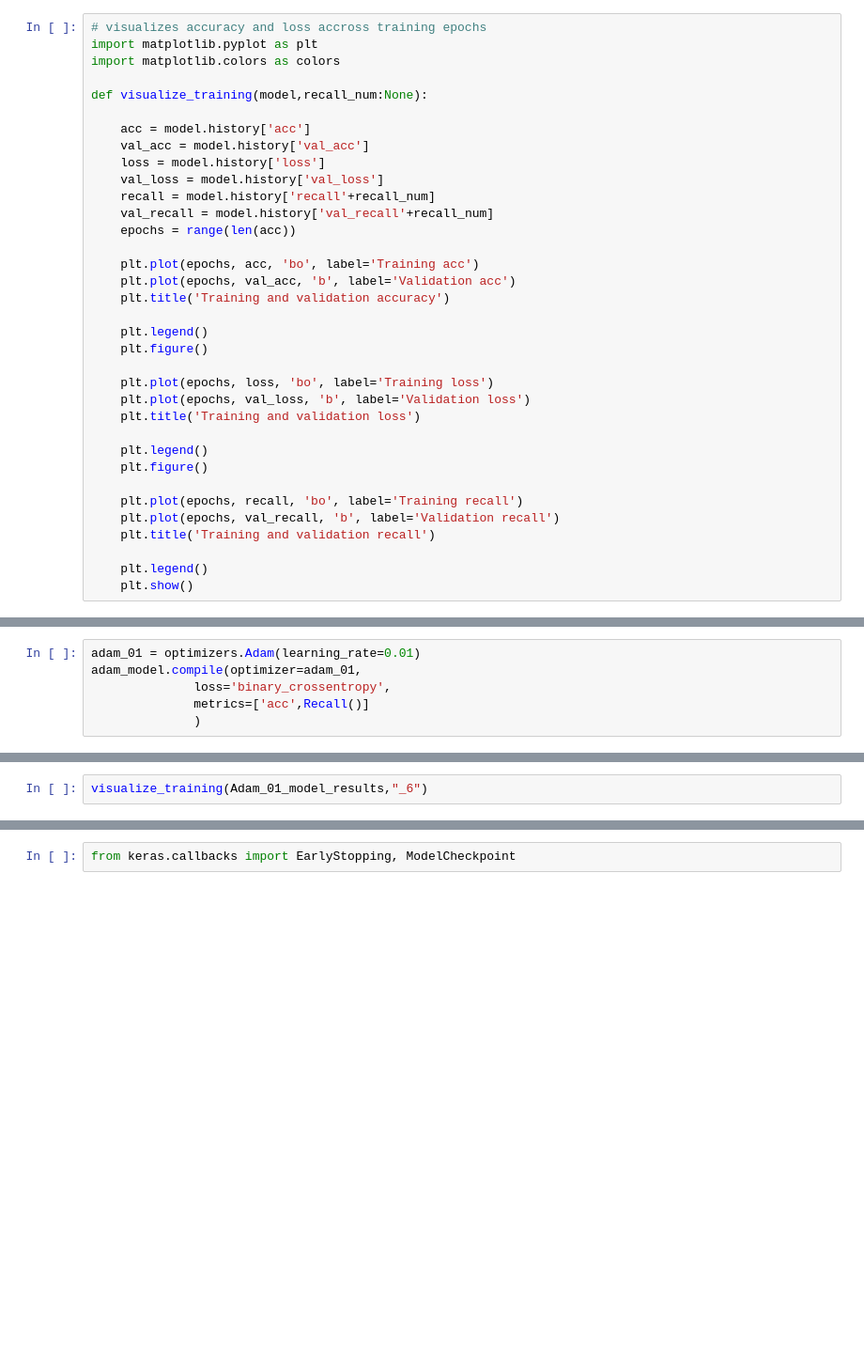
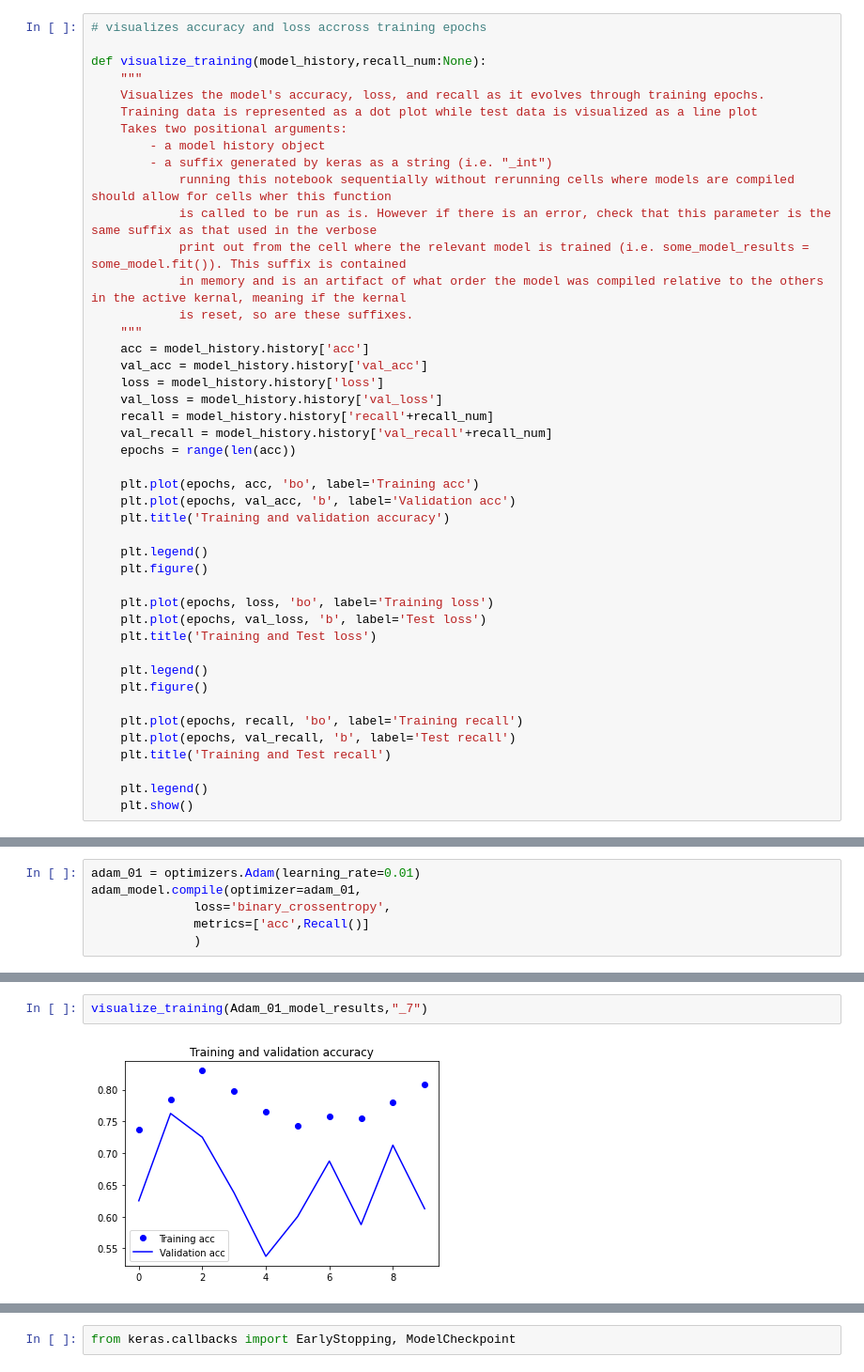
Before and after one commit to Zeth-Abney/Flatiron-school, a Jupyter notebook: phase-4/PROJECT-2/modeling.ipynb, the cells around one changed output, grey strips where cells are left out. Shown at 94% size. Cells and saved outputs as stored; diff of their text form; blank space fills up the shorter version.

```diff
--- a/phase-4/PROJECT-2/modeling.ipynb
+++ b/phase-4/PROJECT-2/modeling.ipynb
@@ -9,16 +12,25 @@ This function will visualize the accuracy, loss, and recall for both training an
 # %%
 # visualizes accuracy and loss accross training epochs
-import matplotlib.pyplot as plt
-import matplotlib.colors as colors
 
-def visualize_training(model,recall_num:None):
-
-    acc = model.history['acc']
-    val_acc = model.history['val_acc']
-    loss = model.history['loss']
-    val_loss = model.history['val_loss']
-    recall = model.history['recall'+recall_num]
-    val_recall = model.history['val_recall'+recall_num]
+def visualize_training(model_history,recall_num:None):
+    """
+    Visualizes the model's accuracy, loss, and recall as it evolves through training epochs.
+    Training data is represented as a dot plot while test data is visualized as a line plot
+    Takes two positional arguments:
+        - a model history object
+        - a suffix generated by keras as a string (i.e. "_int")
+            running this notebook sequentially without rerunning cells where models are compiled should allow for cells wher this function
+            is called to be run as is. However if there is an error, check that this parameter is the same suffix as that used in the verbose
+            print out from the cell where the relevant model is trained (i.e. some_model_results = some_model.fit()). This suffix is contained
+            in memory and is an artifact of what order the model was compiled relative to the others in the active kernal, meaning if the kernal
+            is reset, so are these suffixes.
+    """
+    acc = model_history.history['acc']
+    val_acc = model_history.history['val_acc']
+    loss = model_history.history['loss']
+    val_loss = model_history.history['val_loss']
+    recall = model_history.history['recall'+recall_num]
+    val_recall = model_history.history['val_recall'+recall_num]
     epochs = range(len(acc))
 
     plt.plot(epochs, acc, 'bo', label='Training acc')
@@ -29,15 +41,15 @@ def visualize_training(model,recall_num:None):
     plt.figure()
 
     plt.plot(epochs, loss, 'bo', label='Training loss')
-    plt.plot(epochs, val_loss, 'b', label='Validation loss')
-    plt.title('Training and validation loss')
+    plt.plot(epochs, val_loss, 'b', label='Test loss')
+    plt.title('Training and Test loss')
 
     plt.legend()
     plt.figure()
 
     plt.plot(epochs, recall, 'bo', label='Training recall')
-    plt.plot(epochs, val_recall, 'b', label='Validation recall')
-    plt.title('Training and validation recall')
+    plt.plot(epochs, val_recall, 'b', label='Test recall')
+    plt.title('Training and Test recall')
 
     plt.legend()
     plt.show()
@@ -525,2 +655,4 @@ Adam_01_model_results = adam_model.fit(train_data_generator,
 # %%
-visualize_training(Adam_01_model_results,"_6")
+visualize_training(Adam_01_model_results,"_7")
+# %% [output]
+[figure, added]
```
Also changed, not shown: parts of 39 cells of this notebook, 1 other file.
